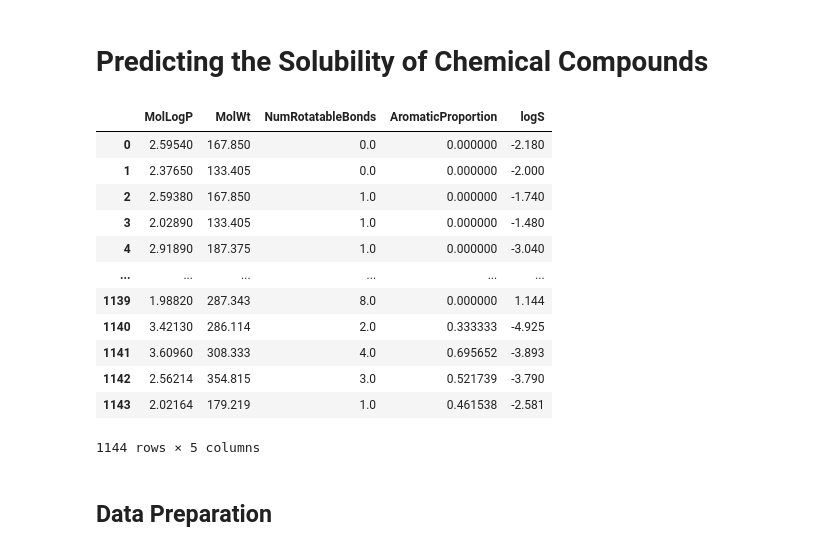
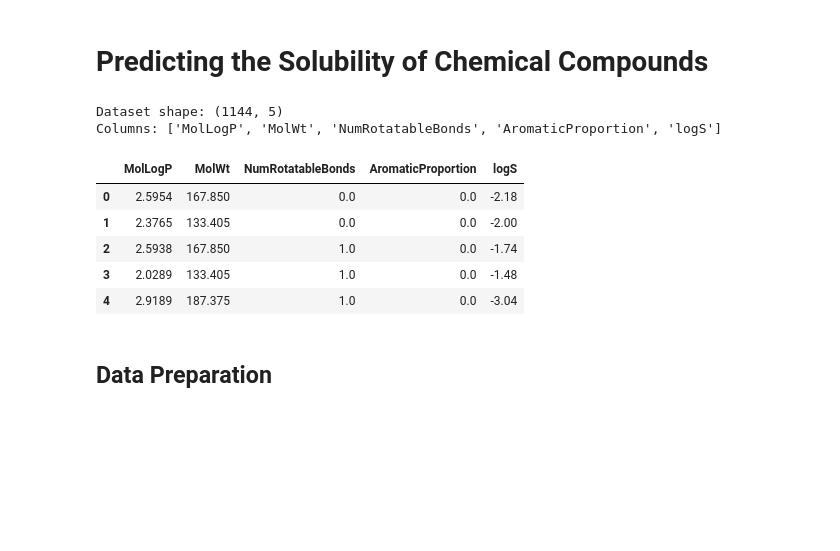
Before and after one commit to MohammadSameer19/Solubility-Prediction, a Jupyter notebook: solubility-prediction-model.ipynb, the cells around one changed output. Cells and saved outputs as stored; diff of their text form; code cells hidden in the pictures; blank space fills up the shorter version.

```diff
--- a/solubility-prediction-model.ipynb
+++ b/solubility-prediction-model.ipynb
@@ -3,25 +3,20 @@
 # %%
 # Load the Delaney solubility dataset
 # Dataset source: https://www.kaggle.com/datasets/sorkun/delaney-solubility-with-descriptors
 import pandas as pd
-df = pd.read_csv("delaney_solubility_with_descriptors.csv")
+df = pd.read_csv("/kaggle/input/delaney-solubility-with-descriptors/delaney_solubility_with_descriptors.csv")
 print(f"Dataset shape: {df.shape}")
 print(f"Columns: {list(df.columns)}")
 df.head()
 # %% [output]
+Dataset shape: (1144, 5)
+Columns: ['MolLogP', 'MolWt', 'NumRotatableBonds', 'AromaticProportion', 'logS']
 |  | MolLogP | MolWt | NumRotatableBonds | AromaticProportion | logS |
-| 0 | 2.59540 | 167.850 | 0.0 | 0.000000 | -2.180 |
-| 1 | 2.37650 | 133.405 | 0.0 | 0.000000 | -2.000 |
-| 2 | 2.59380 | 167.850 | 1.0 | 0.000000 | -1.740 |
-| 3 | 2.02890 | 133.405 | 1.0 | 0.000000 | -1.480 |
-| 4 | 2.91890 | 187.375 | 1.0 | 0.000000 | -3.040 |
-| ... | ... | ... | ... | ... | ... |
-| 1139 | 1.98820 | 287.343 | 8.0 | 0.000000 | 1.144 |
-| 1140 | 3.42130 | 286.114 | 2.0 | 0.333333 | -4.925 |
-| 1141 | 3.60960 | 308.333 | 4.0 | 0.695652 | -3.893 |
-| 1142 | 2.56214 | 354.815 | 3.0 | 0.521739 | -3.790 |
-| 1143 | 2.02164 | 179.219 | 1.0 | 0.461538 | -2.581 |
+| 0 | 2.5954 | 167.850 | 0.0 | 0.0 | -2.18 |
+| 1 | 2.3765 | 133.405 | 0.0 | 0.0 | -2.00 |
+| 2 | 2.5938 | 167.850 | 1.0 | 0.0 | -1.74 |
+| 3 | 2.0289 | 133.405 | 1.0 | 0.0 | -1.48 |
+| 4 | 2.9189 | 187.375 | 1.0 | 0.0 | -3.04 |
-1144 rows × 5 columns
 # %% [markdown]
 ## **Data Preparation**
 # %% [markdown]
```
Also changed, not shown: parts of 7 cells of this notebook, 5 other files.
